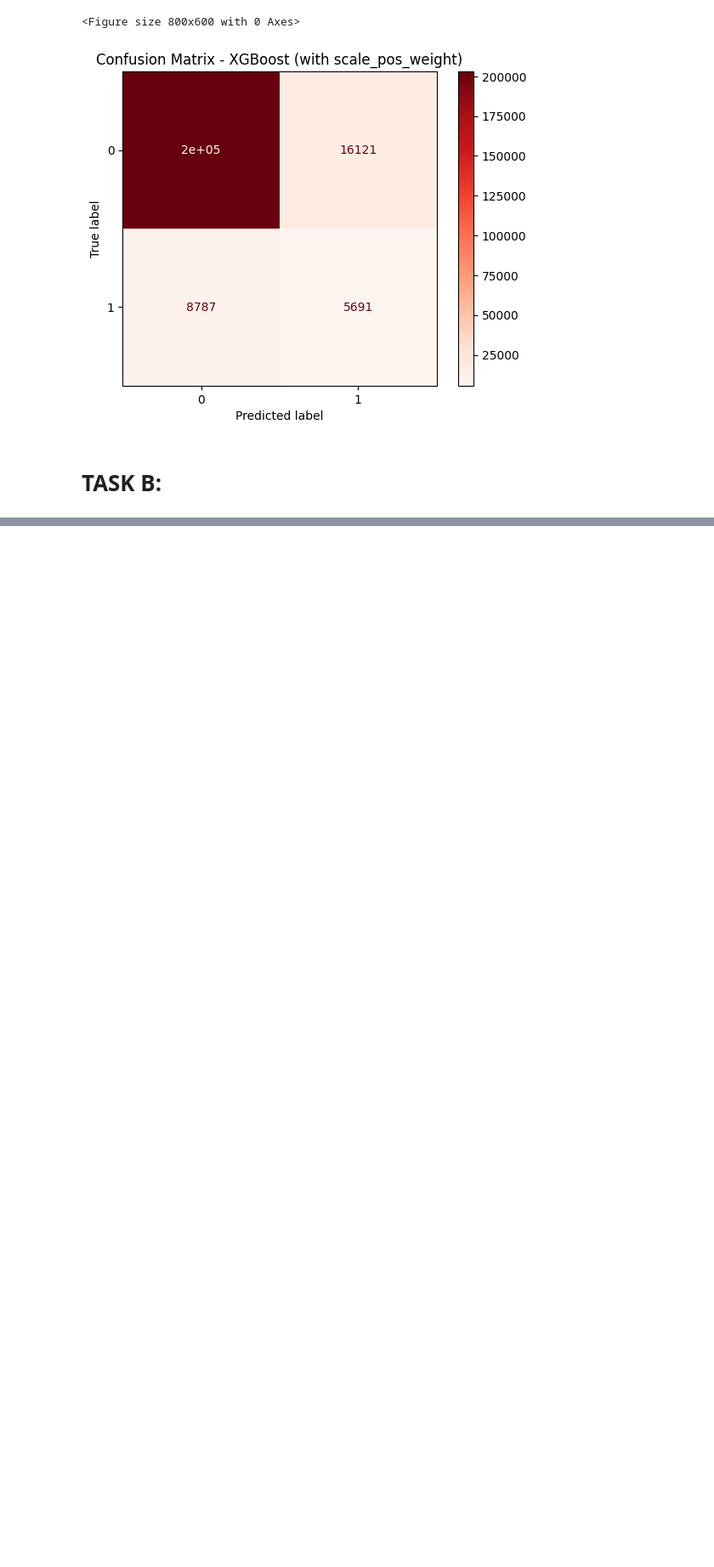
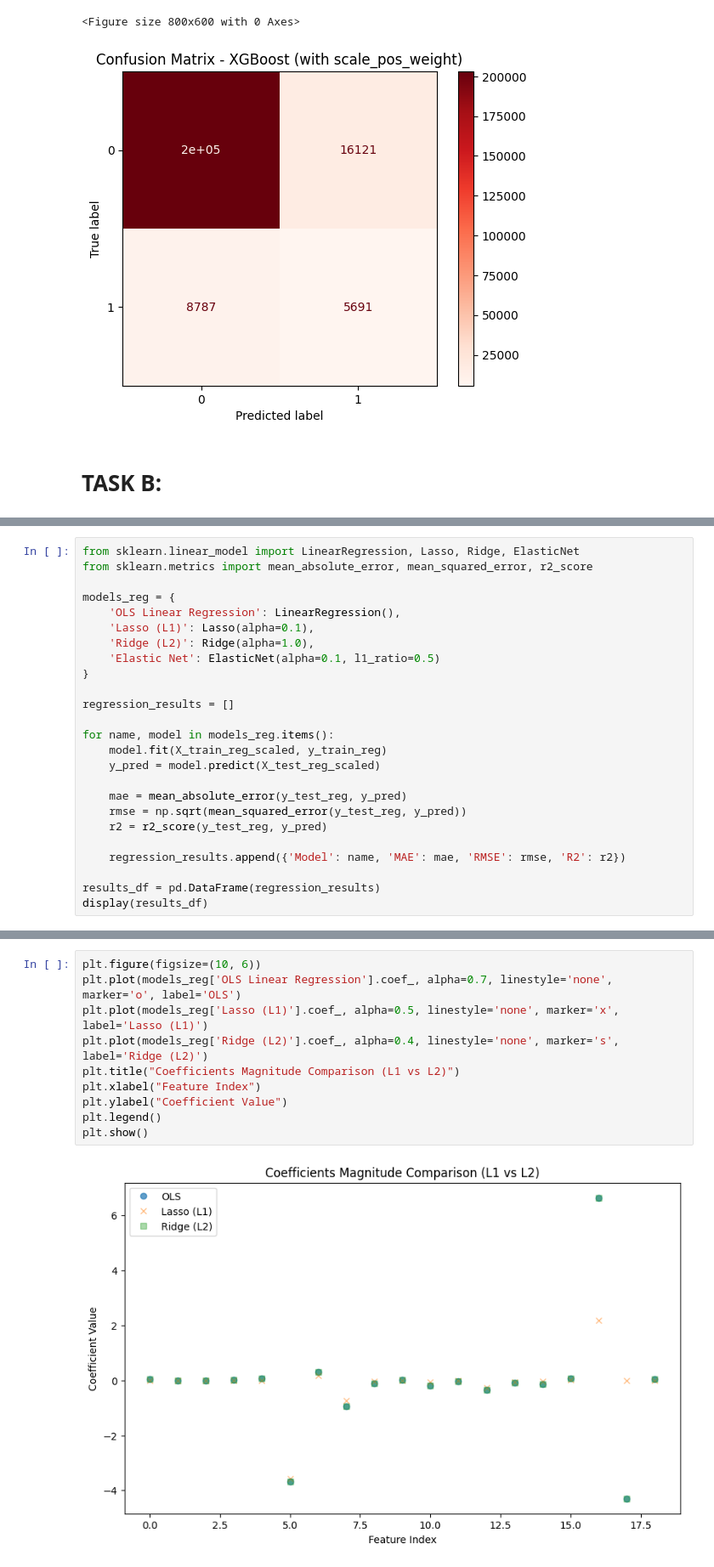
Before and after one commit to YamenObeidat/Machine-Learning-Final-Project-1, a Jupyter notebook: edit7.ipynb, the cells around one changed output, grey strips where cells are left out. Shown at 85% size. Drawn from its saved outputs; the diff is of its cells as text; blank space fills up the shorter version.

```diff
--- a/edit7.ipynb
+++ b/edit7.ipynb
@@ -1063,0 +1109,25 @@ plt.show()
+# %%
+from sklearn.linear_model import LinearRegression, Lasso, Ridge, ElasticNet
+from sklearn.metrics import mean_absolute_error, mean_squared_error, r2_score
+
+models_reg = {
+    'OLS Linear Regression': LinearRegression(),
+    'Lasso (L1)': Lasso(alpha=0.1),
+    'Ridge (L2)': Ridge(alpha=1.0),
+    'Elastic Net': ElasticNet(alpha=0.1, l1_ratio=0.5)
+}
+
+regression_results = []
+
+for name, model in models_reg.items():
+    model.fit(X_train_reg_scaled, y_train_reg)
+    y_pred = model.predict(X_test_reg_scaled)
+
+    mae = mean_absolute_error(y_test_reg, y_pred)
+    rmse = np.sqrt(mean_squared_error(y_test_reg, y_pred))
+    r2 = r2_score(y_test_reg, y_pred)
+
+    regression_results.append({'Model': name, 'MAE': mae, 'RMSE': rmse, 'R2': r2})
+
+results_df = pd.DataFrame(regression_results)
+display(results_df)
@@ -1063,0 +1140,12 @@ plt.show()
+# %%
+plt.figure(figsize=(10, 6))
+plt.plot(models_reg['OLS Linear Regression'].coef_, alpha=0.7, linestyle='none', marker='o', label='OLS')
+plt.plot(models_reg['Lasso (L1)'].coef_, alpha=0.5, linestyle='none', marker='x', label='Lasso (L1)')
+plt.plot(models_reg['Ridge (L2)'].coef_, alpha=0.4, linestyle='none', marker='s', label='Ridge (L2)')
+plt.title("Coefficients Magnitude Comparison (L1 vs L2)")
+plt.xlabel("Feature Index")
+plt.ylabel("Coefficient Value")
+plt.legend()
+plt.show()
+# %% [output]
+[figure, added]
```
Also changed, not shown: parts of 16 cells of this notebook.
